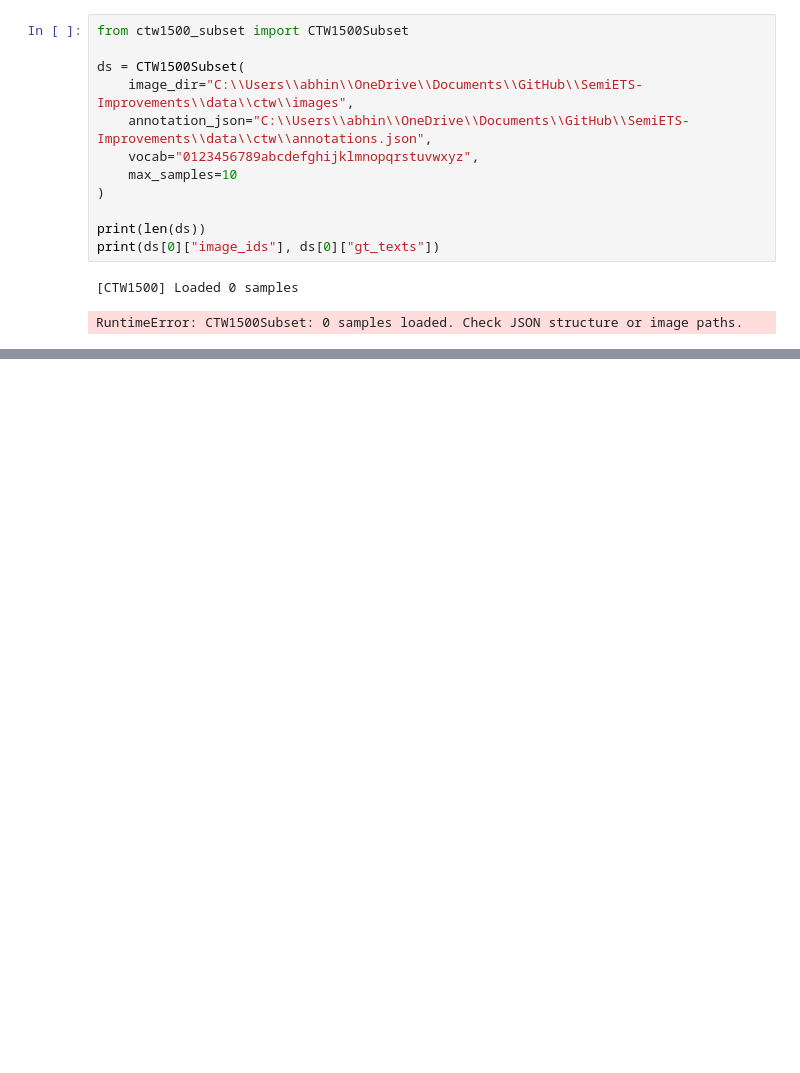
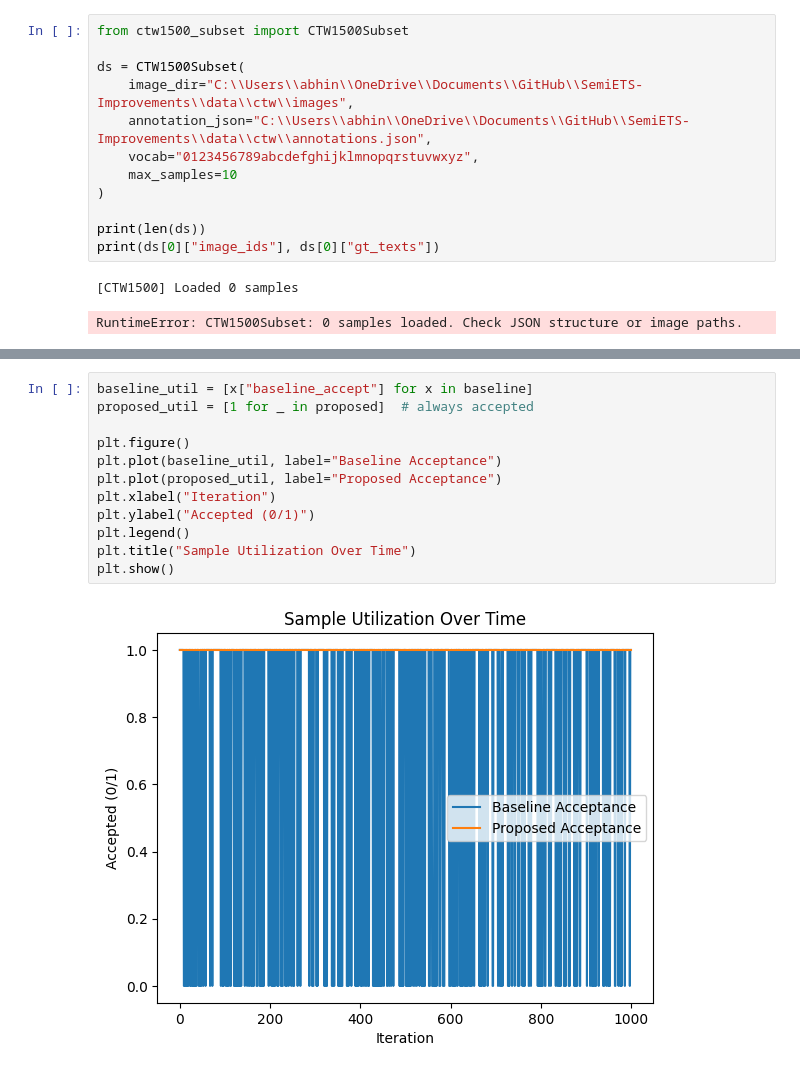
Before and after one commit to maxprogrammer007/SemiETS-Improvements, a Jupyter notebook: notebook2.ipynb, the cells around one changed output, grey strips where cells are left out. Drawn from its saved outputs; the diff is of its cells as text; blank space fills up the shorter version.

```diff
--- a/notebook2.ipynb
+++ b/notebook2.ipynb
@@ -228,0 +254,14 @@ TypeError: CTW1500Subset.__init__() got an unexpected keyword argument 'xml_dir'
+# %%
+baseline_util = [x["baseline_accept"] for x in baseline]
+proposed_util = [1 for _ in proposed]  # always accepted
+
+plt.figure()
+plt.plot(baseline_util, label="Baseline Acceptance")
+plt.plot(proposed_util, label="Proposed Acceptance")
+plt.xlabel("Iteration")
+plt.ylabel("Accepted (0/1)")
+plt.legend()
+plt.title("Sample Utilization Over Time")
+plt.show()
+# %% [output]
+[figure, added]
```
Also changed, not shown: parts of 3 cells of this notebook.
